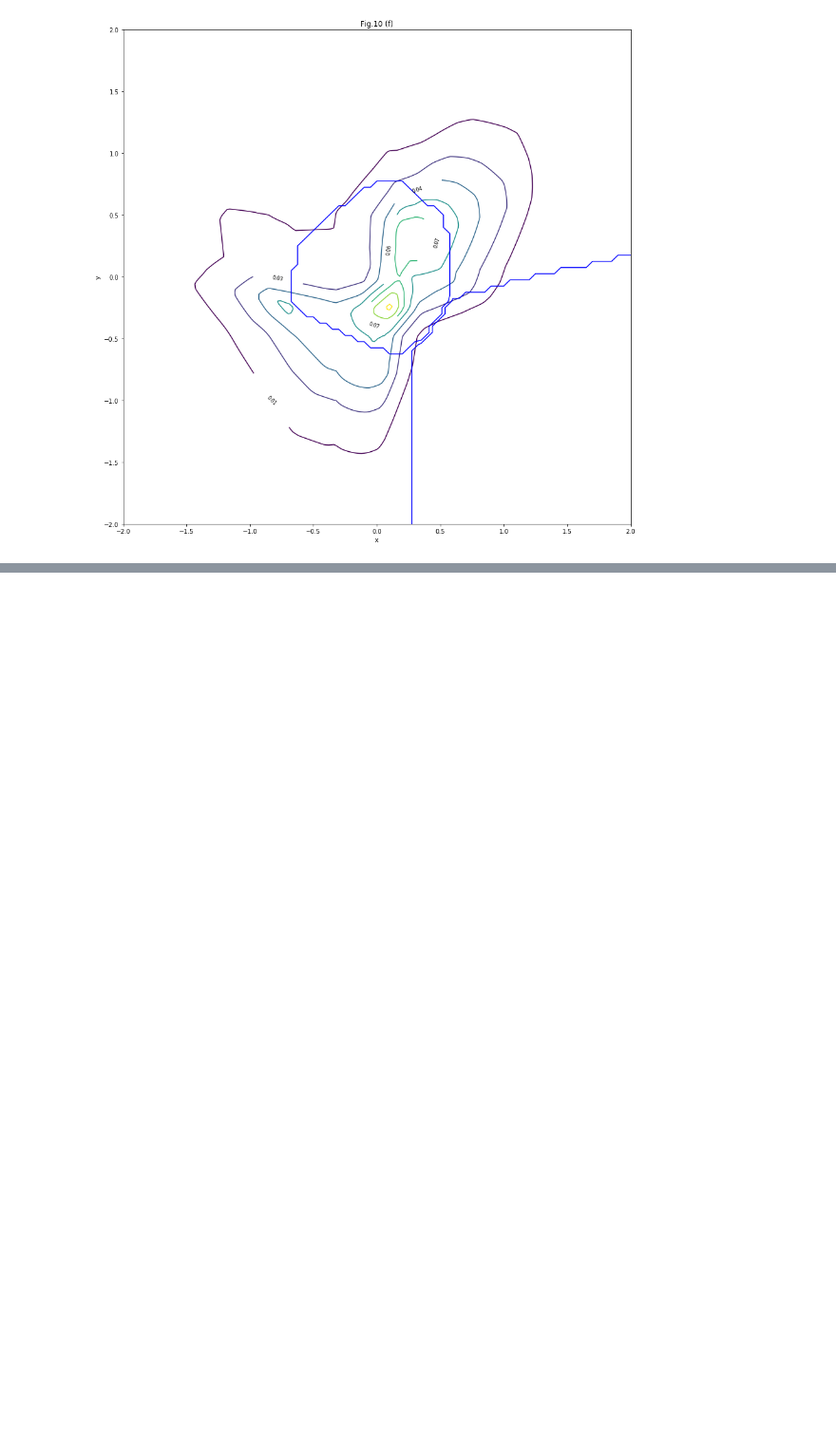
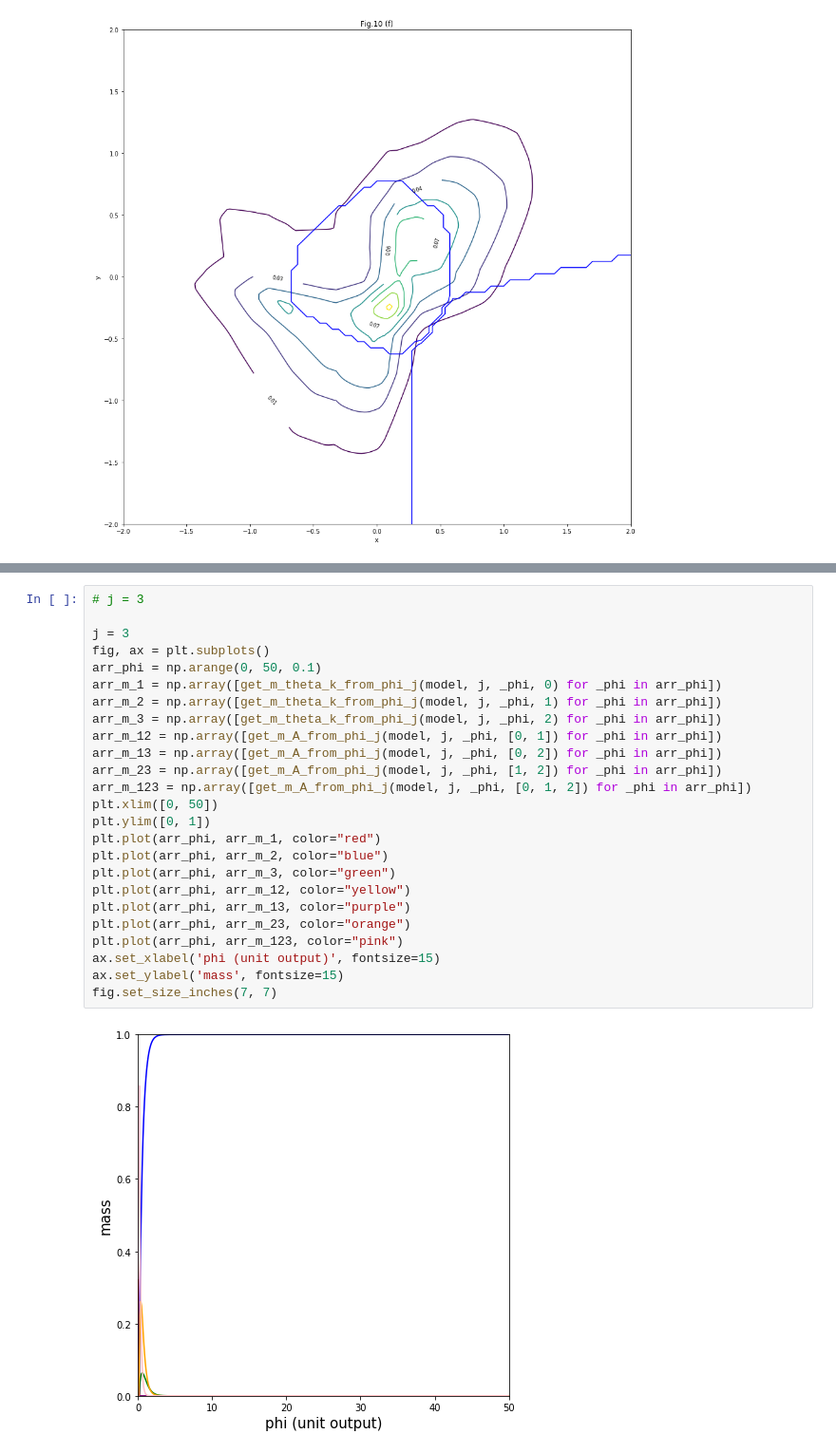
Before and after one commit to evidentiallab/Lunde_Chen_NN_Belief_Reproduction, a Jupyter notebook: NNBelief_neural_network.ipynb, the cells around one changed output, grey strips where cells are left out. Shown at 95% size. Drawn from its saved outputs; the diff is of its cells as text; blank space fills up the shorter version.

```diff
--- a/NNBelief_neural_network.ipynb
+++ b/NNBelief_neural_network.ipynb
@@ -990,0 +1126,27 @@ plt.show()
+# %%
+# j = 3
+
+j = 3
+fig, ax = plt.subplots()
+arr_phi = np.arange(0, 50, 0.1)
+arr_m_1 = np.array([get_m_theta_k_from_phi_j(model, j, _phi, 0) for _phi in arr_phi])
+arr_m_2 = np.array([get_m_theta_k_from_phi_j(model, j, _phi, 1) for _phi in arr_phi])
+arr_m_3 = np.array([get_m_theta_k_from_phi_j(model, j, _phi, 2) for _phi in arr_phi])
+arr_m_12 = np.array([get_m_A_from_phi_j(model, j, _phi, [0, 1]) for _phi in arr_phi])
+arr_m_13 = np.array([get_m_A_from_phi_j(model, j, _phi, [0, 2]) for _phi in arr_phi])
+arr_m_23 = np.array([get_m_A_from_phi_j(model, j, _phi, [1, 2]) for _phi in arr_phi])
+arr_m_123 = np.array([get_m_A_from_phi_j(model, j, _phi, [0, 1, 2]) for _phi in arr_phi])
+plt.xlim([0, 50])
+plt.ylim([0, 1])
+plt.plot(arr_phi, arr_m_1, color="red")
+plt.plot(arr_phi, arr_m_2, color="blue")
+plt.plot(arr_phi, arr_m_3, color="green")
+plt.plot(arr_phi, arr_m_12, color="yellow")
+plt.plot(arr_phi, arr_m_13, color="purple")
+plt.plot(arr_phi, arr_m_23, color="orange")
+plt.plot(arr_phi, arr_m_123, color="pink")
+ax.set_xlabel('phi (unit output)', fontsize=15)
+ax.set_ylabel('mass', fontsize=15)
+fig.set_size_inches(7, 7)
+# %% [output]
+[figure, added]
```
Also changed, not shown: parts of 11 cells of this notebook.
